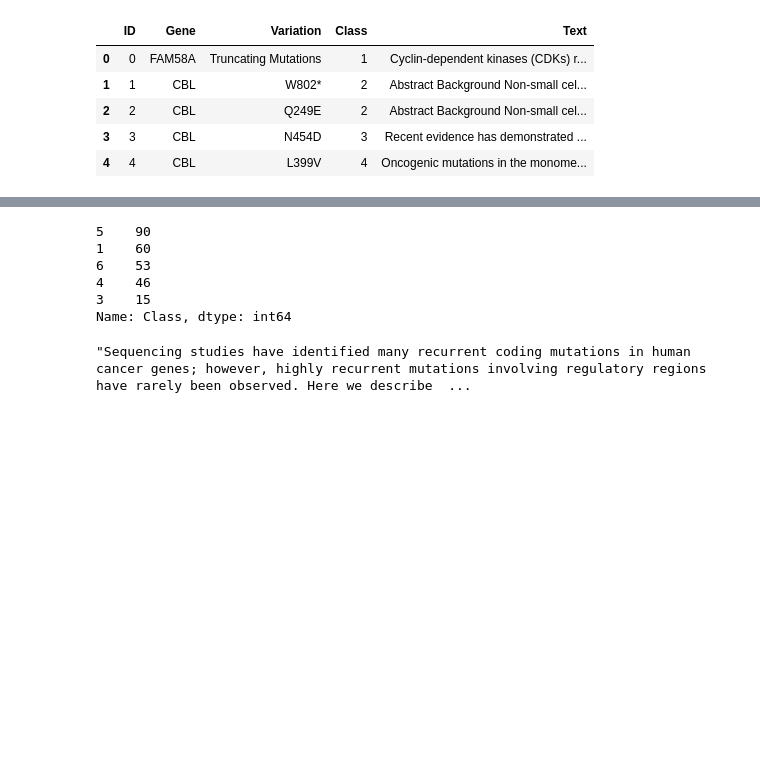
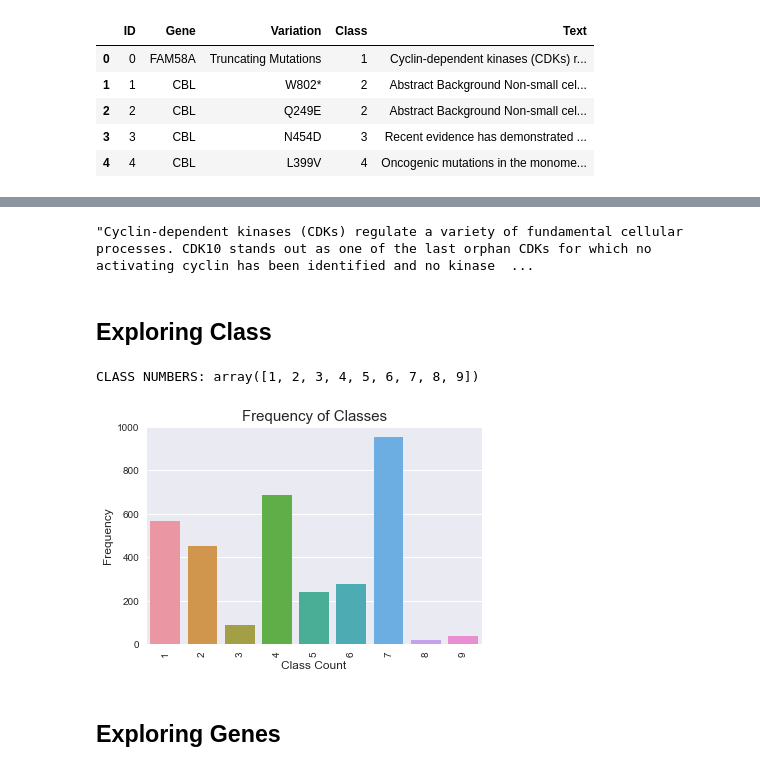
Before and after one commit to allanwdong/MSK_Precision_Medicine_Challenge, a Jupyter notebook: Code/Exploration Collin.ipynb, the cells around one changed output, grey strips where cells are left out. Drawn from its saved outputs; the diff is of its cells as text; code cells hidden in the pictures; blank space fills up the shorter version.

```diff
--- a/Code/Exploration Collin.ipynb
+++ b/Code/Exploration Collin.ipynb
@@ -123,13 +57,5 @@ df.Gene.value_counts().plot(kind='bar', figsize = (40,5))
-# %%
-df[df.Gene == "BRCA1"].Class.value_counts()
-# %% [output]
-5    90
-1    60
-6    53
-4    46
-3    15
-Name: Class, dtype: int64
-# %%
-df[df.Class == 7].iloc[1,4]
-# %% [output]
-"Sequencing studies have identified many recurrent coding mutations in human cancer genes; however, highly recurrent mutations involving regulatory regions have rarely been observed. Here we describe  ...
+# %%
+#wwow thats a long textfile
+df.iloc[0,4]
+# %% [output]
+"Cyclin-dependent kinases (CDKs) regulate a variety of fundamental cellular processes. CDK10 stands out as one of the last orphan CDKs for which no activating cyclin has been identified and no kinase  ...
@@ -135,0 +66,17 @@ df[df.Class == 7].iloc[1,4]
+# %% [markdown]
+## Exploring Class
+# %%
+# Looks like we have a total of 9 unique classes
+
+print('CLASS NUMBERS: %r' %(dfv.Class.unique()) + "\n\n")
+sns.countplot(x="Class", data=dfv)
+plt.ylabel('Frequency', fontsize=12)
+plt.xlabel('Class Count', fontsize=12)
+plt.xticks(rotation='vertical')
+plt.title("Frequency of Classes", fontsize=15)
+plt.show()
+# %% [output]
+CLASS NUMBERS: array([1, 2, 3, 4, 5, 6, 7, 8, 9])
+[figure, added]
+# %% [markdown]
+## Exploring Genes
```
Also changed, not shown: parts of 54 cells of this notebook.
